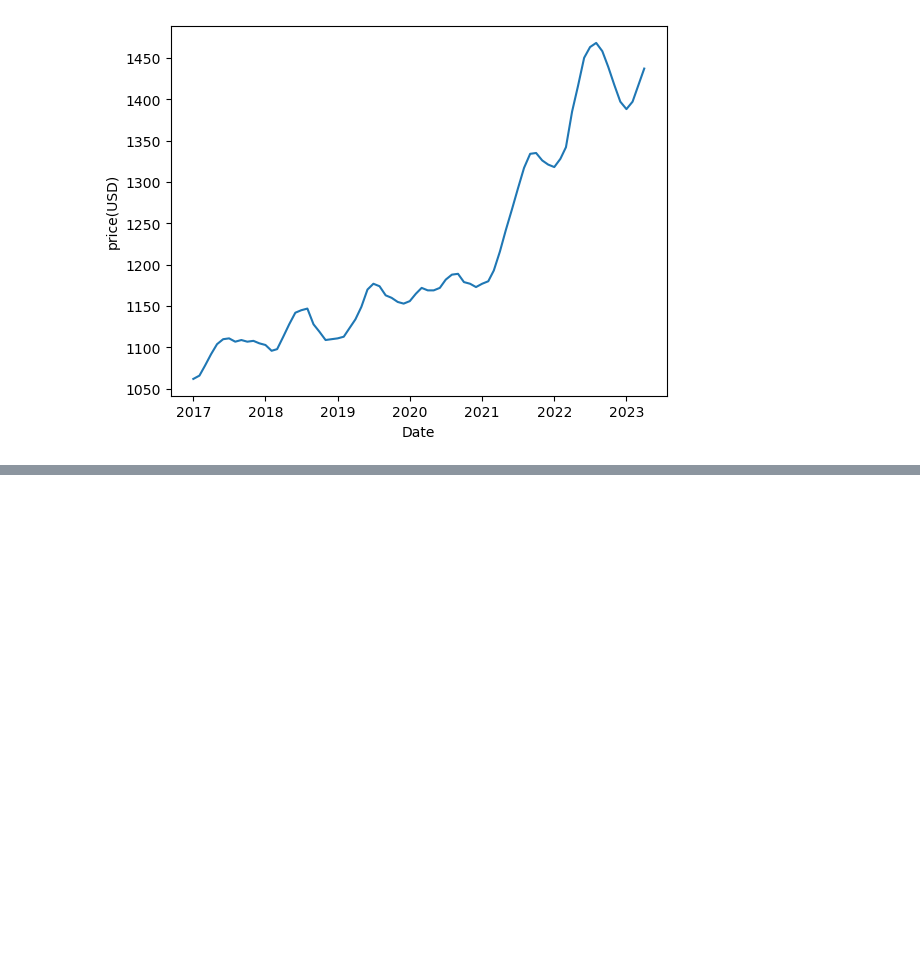
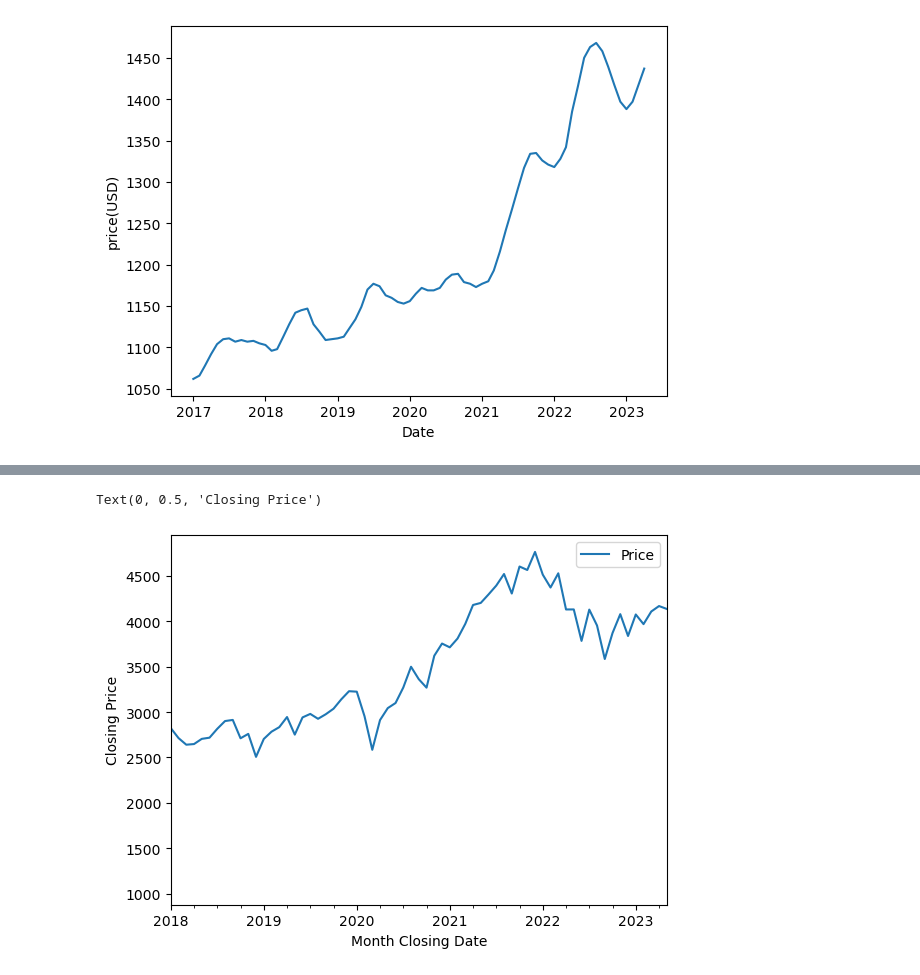
Before and after one commit to SamuelTHaynes/Bootcamp_Housing_Analysis, a Jupyter notebook: Johnson County Median Rent analysis.ipynb, the cells around one changed output, grey strips where cells are left out. Saved outputs shown, nothing was run; the diff lists cells and outputs as text; code cells hidden in the pictures; blank space fills up the shorter version.

```diff
--- a/Johnson County Median Rent analysis.ipynb
+++ b/Johnson County Median Rent analysis.ipynb
@@ -74,0 +87,6 @@ Text(0, 0.5, 'price(USD)')
+# %%
+# Load the S&P CSV file into a Pandas DataFrame
+sandp_data_df = pd.read_csv("Input_Data/S&P 500 5 Year Historical Data.csv")
+
+# Display sample data
+sandp_data_df.head()
@@ -74,0 +100,7 @@ Text(0, 0.5, 'price(USD)')
+# %%
+#sandp_data_df.shape[0]
+
+sp_date_string = sandp_data_df['date']
+sp_date_obj = pd.to_datetime(sp_date_string, format='%m/%d/%Y')
+sandp_data_df['date'] = sp_date_obj
+sandp_data_df
@@ -74,0 +121,8 @@ Text(0, 0.5, 'price(USD)')
+# %%
+sandp_data_df.plot.line('date','Price')
+plt.plot(x_axis, y_axis)
+plt.xlabel('Month Closing Date')
+plt.ylabel('Closing Price')
+# %% [output]
+Text(0, 0.5, 'Closing Price')
+[figure, added]
```
Also changed, not shown: parts of 12 cells of this notebook, 3 other files.
